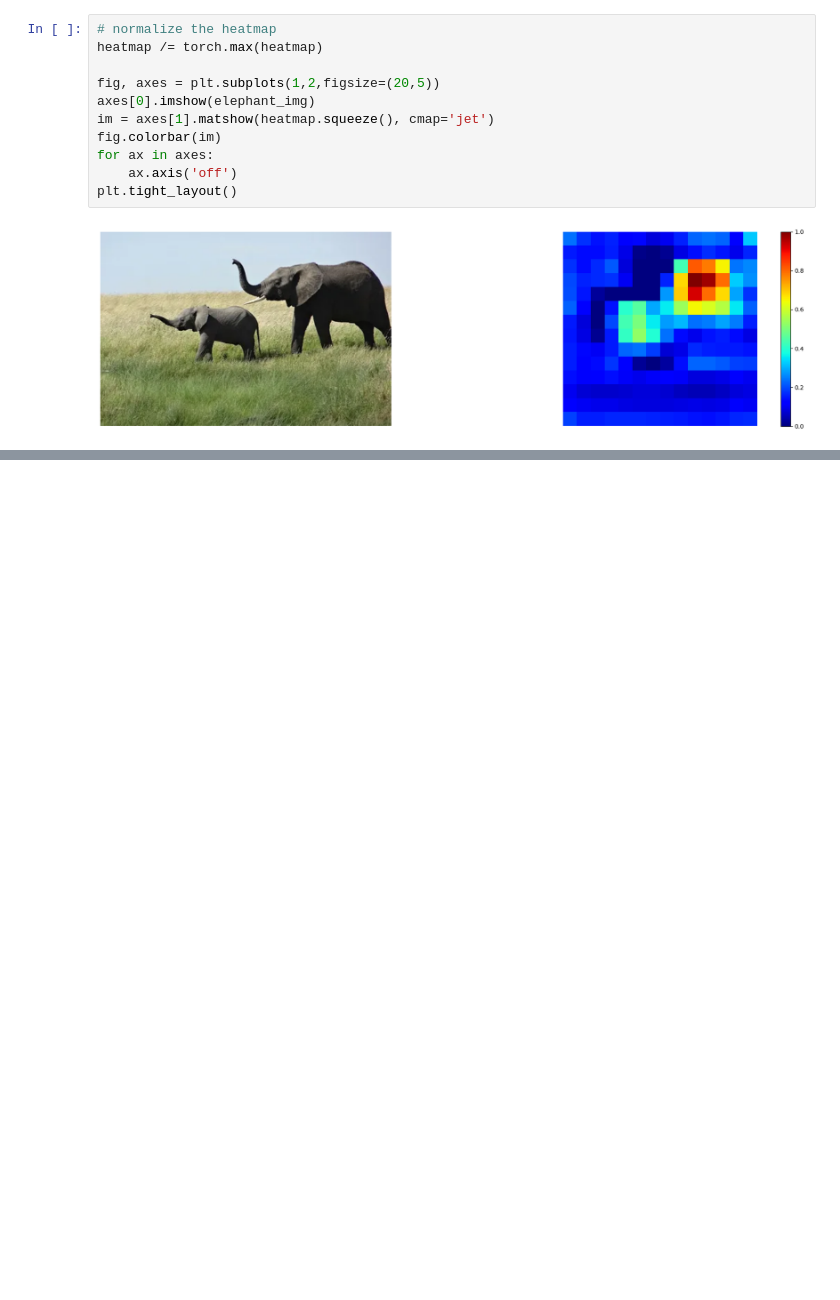
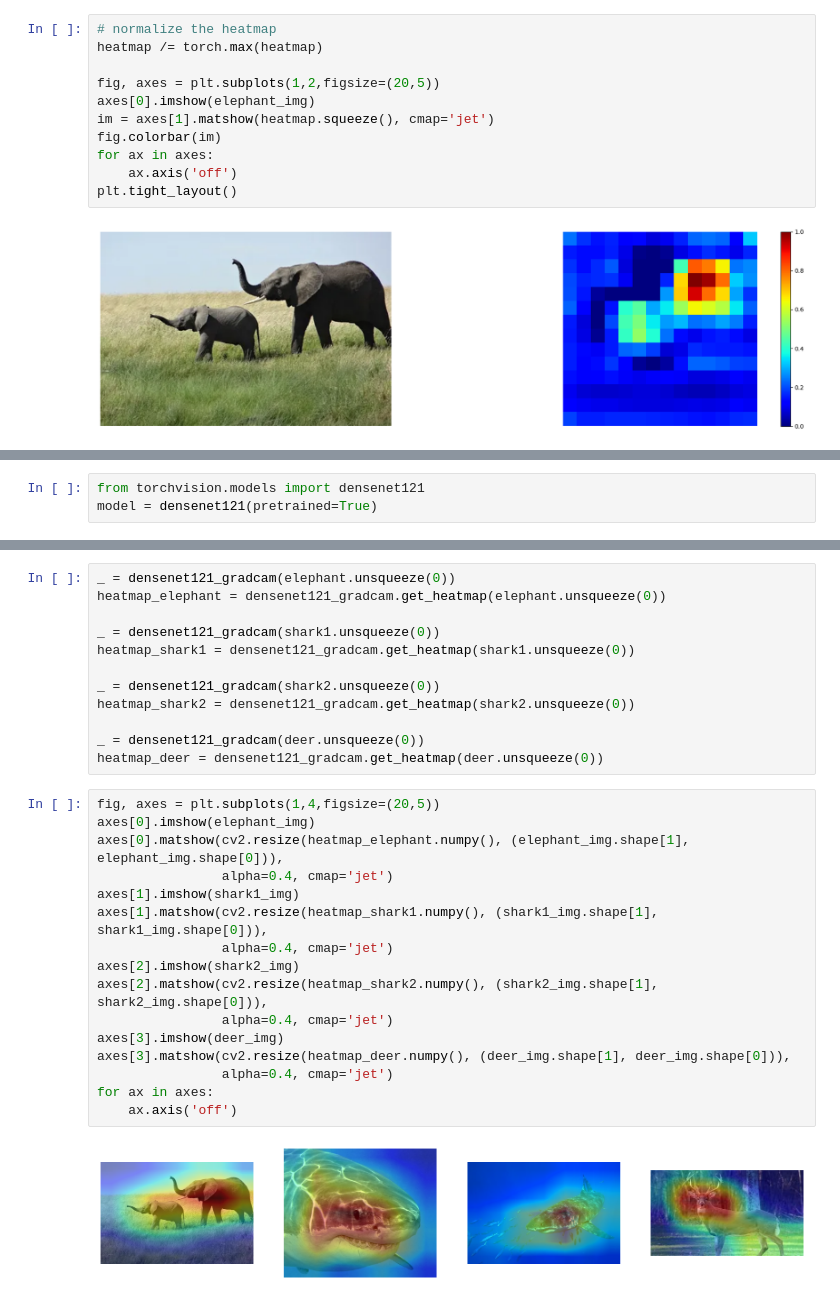
Before and after one commit to Young-Jo-Choi/pytorch_study, a Jupyter notebook: (2023.03.20) Grad-CAM.ipynb, the cells around one changed output, grey strips where cells are left out. Saved outputs shown, nothing was run; the diff lists cells and outputs as text; blank space fills up the shorter version.

```diff
--- a/(2023.03.20) Grad-CAM.ipynb
+++ b/(2023.03.20) Grad-CAM.ipynb
@@ -222,0 +242,3 @@ plt.tight_layout()
+# %%
+from torchvision.models import densenet121
+model = densenet121(pretrained=True)
@@ -222,0 +265,30 @@ plt.tight_layout()
+# %%
+_ = densenet121_gradcam(elephant.unsqueeze(0))
+heatmap_elephant = densenet121_gradcam.get_heatmap(elephant.unsqueeze(0))
+
+_ = densenet121_gradcam(shark1.unsqueeze(0))
+heatmap_shark1 = densenet121_gradcam.get_heatmap(shark1.unsqueeze(0))
+
+_ = densenet121_gradcam(shark2.unsqueeze(0))
+heatmap_shark2 = densenet121_gradcam.get_heatmap(shark2.unsqueeze(0))
+
+_ = densenet121_gradcam(deer.unsqueeze(0))
+heatmap_deer = densenet121_gradcam.get_heatmap(deer.unsqueeze(0))
+# %%
+fig, axes = plt.subplots(1,4,figsize=(20,5))
+axes[0].imshow(elephant_img)
+axes[0].matshow(cv2.resize(heatmap_elephant.numpy(), (elephant_img.shape[1], elephant_img.shape[0])),
+                alpha=0.4, cmap='jet')
+axes[1].imshow(shark1_img)
+axes[1].matshow(cv2.resize(heatmap_shark1.numpy(), (shark1_img.shape[1], shark1_img.shape[0])),
+                alpha=0.4, cmap='jet')
+axes[2].imshow(shark2_img)
+axes[2].matshow(cv2.resize(heatmap_shark2.numpy(), (shark2_img.shape[1], shark2_img.shape[0])),
+                alpha=0.4, cmap='jet')
+axes[3].imshow(deer_img)
+axes[3].matshow(cv2.resize(heatmap_deer.numpy(), (deer_img.shape[1], deer_img.shape[0])),
+                alpha=0.4, cmap='jet')
+for ax in axes:
+    ax.axis('off')
+# %% [output]
+[figure, added]
```
Also changed, not shown: parts of 11 cells of this notebook, 1 other file.
